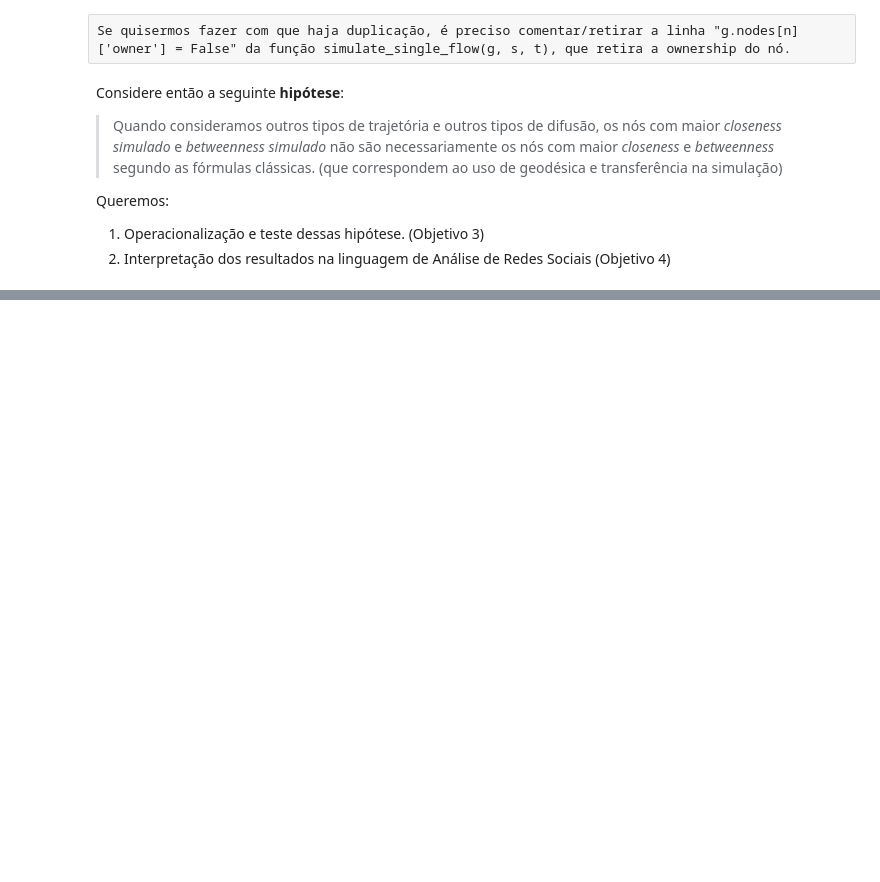
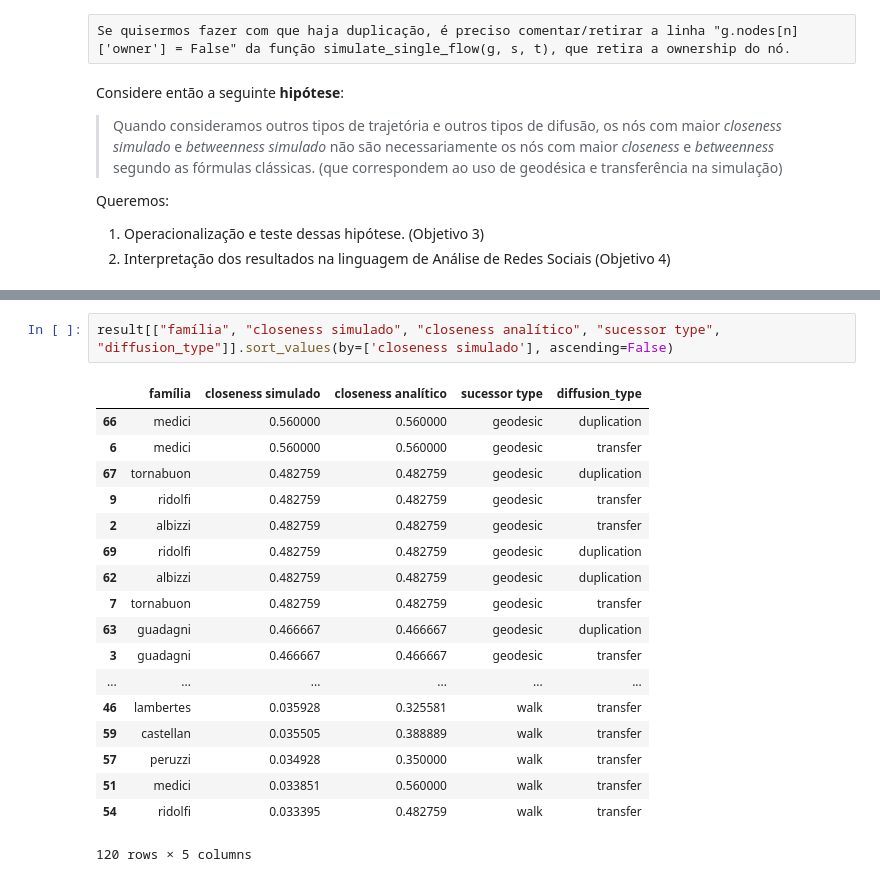
Before and after one commit to martimfj/redesoc-2018, a Jupyter notebook: Encontro13/Encontro13.ipynb, the cells around one changed output, grey strips where cells are left out. Saved outputs shown, nothing was run; the diff lists cells and outputs as text; blank space fills up the shorter version.

```diff
--- a/Encontro13/Encontro13.ipynb
+++ b/Encontro13/Encontro13.ipynb
@@ -359,0 +311,21 @@ walk
+# %%
+result[["família", "closeness simulado", "closeness analítico", "sucessor type", "diffusion_type"]].sort_values(by=['closeness simulado'], ascending=False)
+# %% [output]
+|  | família | closeness simulado | closeness analítico | sucessor type | diffusion_type |
+| 66 | medici | 0.560000 | 0.560000 | geodesic | duplication |
+| 6 | medici | 0.560000 | 0.560000 | geodesic | transfer |
+| 67 | tornabuon | 0.482759 | 0.482759 | geodesic | duplication |
+| 9 | ridolfi | 0.482759 | 0.482759 | geodesic | transfer |
+| 2 | albizzi | 0.482759 | 0.482759 | geodesic | transfer |
+| 69 | ridolfi | 0.482759 | 0.482759 | geodesic | duplication |
+| 62 | albizzi | 0.482759 | 0.482759 | geodesic | duplication |
+| 7 | tornabuon | 0.482759 | 0.482759 | geodesic | transfer |
+| 63 | guadagni | 0.466667 | 0.466667 | geodesic | duplication |
+| 3 | guadagni | 0.466667 | 0.466667 | geodesic | transfer |
+| ... | ... | ... | ... | ... | ... |
+| 46 | lambertes | 0.035928 | 0.325581 | walk | transfer |
+| 59 | castellan | 0.035505 | 0.388889 | walk | transfer |
+| 57 | peruzzi | 0.034928 | 0.350000 | walk | transfer |
+| 51 | medici | 0.033851 | 0.560000 | walk | transfer |
+| 54 | ridolfi | 0.033395 | 0.482759 | walk | transfer |
+120 rows × 5 columns
```
Also changed, not shown: parts of 14 cells of this notebook, 2 other files.
